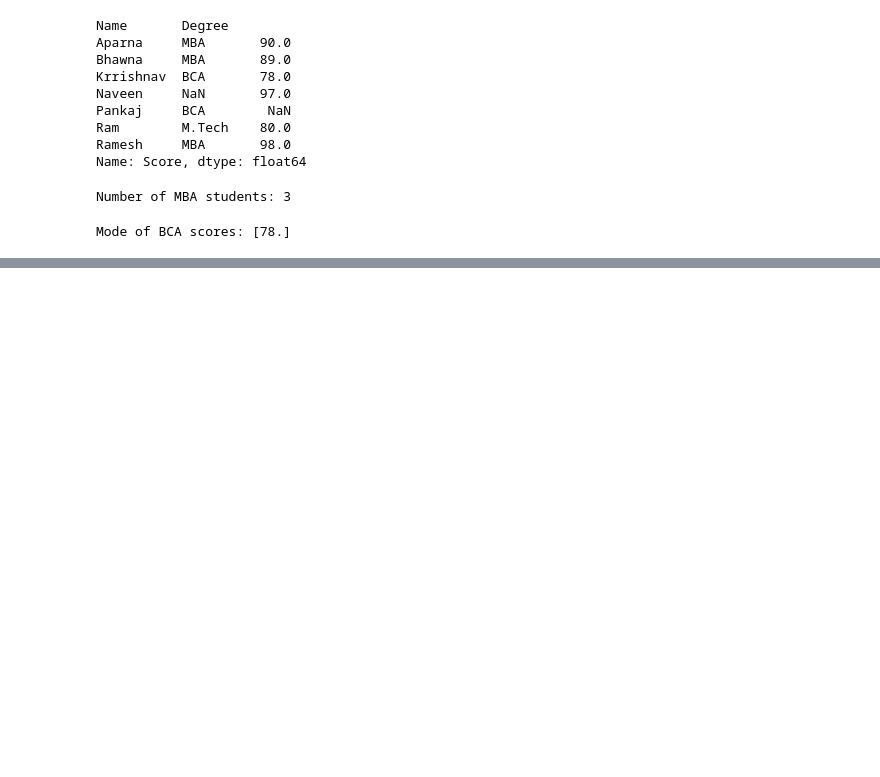
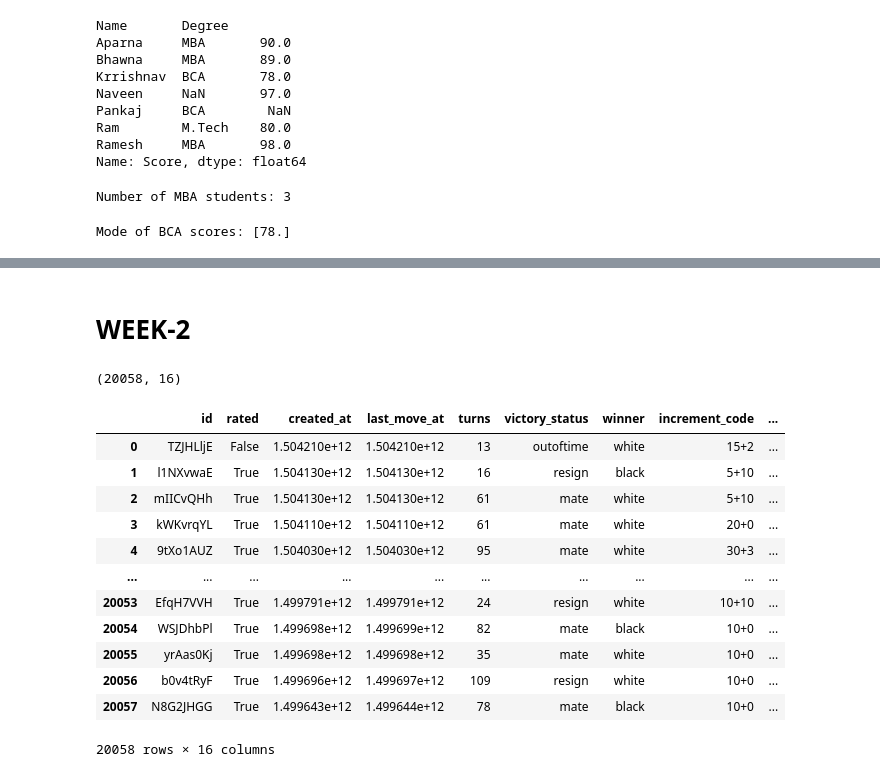
Before and after one commit to PochampellyDeekshitha/MachineLearning, a Jupyter notebook: MachineLearning.ipynb, the cells around one changed output, grey strips where cells are left out. Saved outputs shown, nothing was run; the diff lists cells and outputs as text; code cells hidden in the pictures; blank space fills up the shorter version.

Commit message:
Week2 Colab

```diff
--- a/MachineLearning.ipynb
+++ b/MachineLearning.ipynb
@@ -394,0 +472,2 @@ Mode of BCA scores: [78.]
+# %% [markdown]
+# WEEK-**2**
@@ -394,0 +479,21 @@ Mode of BCA scores: [78.]
+# %%
+df=pd.read_csv("/content/games.csv")
+df.shape
+# %% [output]
+(20058, 16)
+# %%
+df
+# %% [output]
+|  | id | rated | created_at | last_move_at | turns | victory_status | winner | increment_code | ... |
+| 0 | TZJHLljE | False | 1.504210e+12 | 1.504210e+12 | 13 | outoftime | white | 15+2 | ... |
+| 1 | l1NXvwaE | True | 1.504130e+12 | 1.504130e+12 | 16 | resign | black | 5+10 | ... |
+| 2 | mIICvQHh | True | 1.504130e+12 | 1.504130e+12 | 61 | mate | white | 5+10 | ... |
+| 3 | kWKvrqYL | True | 1.504110e+12 | 1.504110e+12 | 61 | mate | white | 20+0 | ... |
+| 4 | 9tXo1AUZ | True | 1.504030e+12 | 1.504030e+12 | 95 | mate | white | 30+3 | ... |
+| ... | ... | ... | ... | ... | ... | ... | ... | ... | ... |
+| 20053 | EfqH7VVH | True | 1.499791e+12 | 1.499791e+12 | 24 | resign | white | 10+10 | ... |
+| 20054 | WSJDhbPl | True | 1.499698e+12 | 1.499699e+12 | 82 | mate | black | 10+0 | ... |
+| 20055 | yrAas0Kj | True | 1.499698e+12 | 1.499698e+12 | 35 | mate | white | 10+0 | ... |
+| 20056 | b0v4tRyF | True | 1.499696e+12 | 1.499697e+12 | 109 | resign | white | 10+0 | ... |
+| 20057 | N8G2JHGG | True | 1.499643e+12 | 1.499644e+12 | 78 | mate | black | 10+0 | ... |
+20058 rows × 16 columns
```
Also changed, not shown: parts of 30 cells of this notebook.
